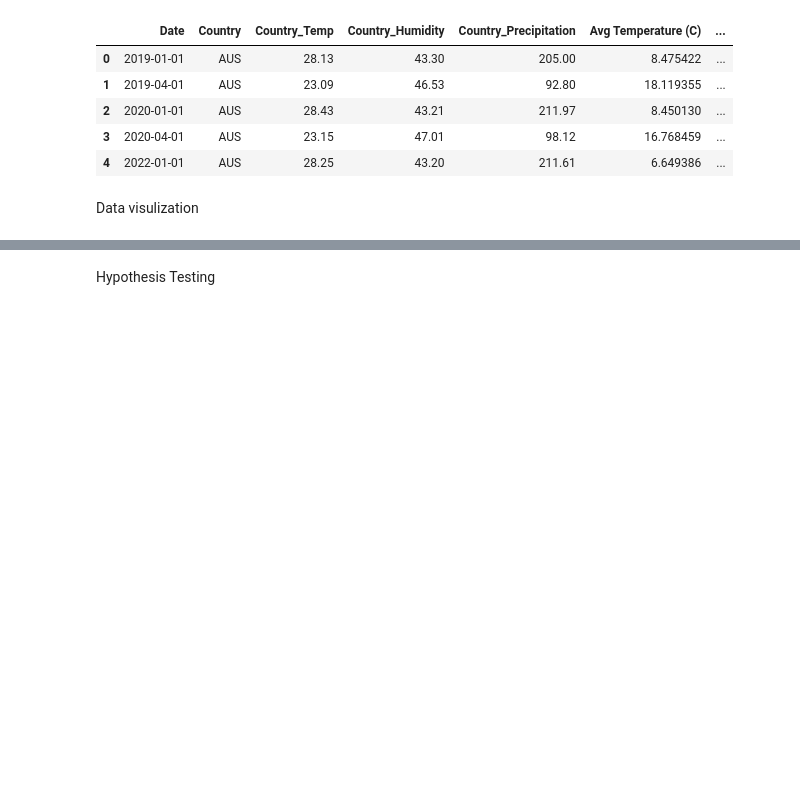
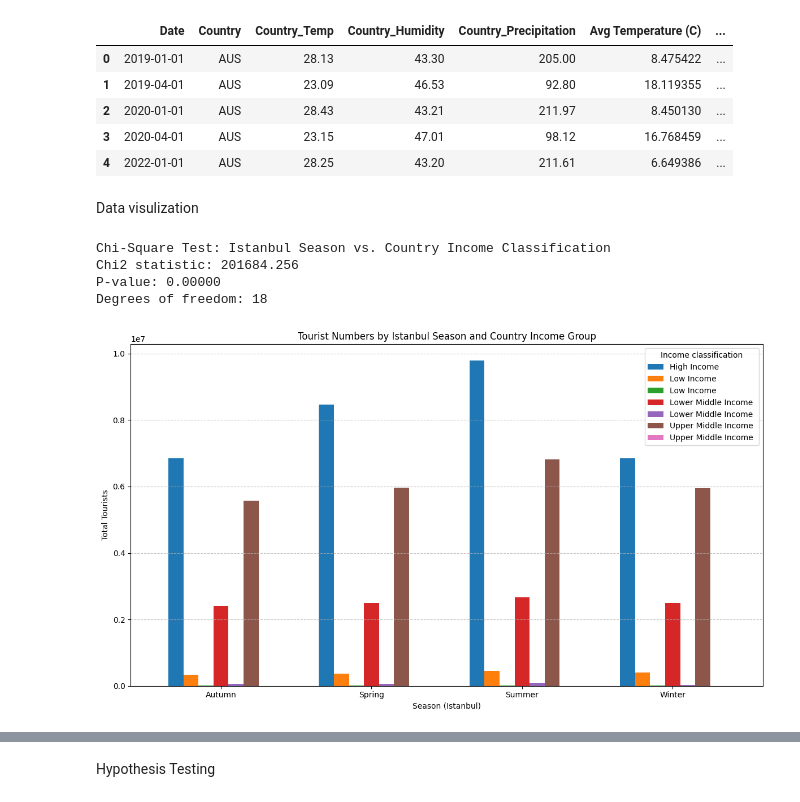
Before and after one commit to BoraComert/Bora-DSA210-Project, a Jupyter notebook: codes.ipynb, the cells around one changed output, grey strips where cells are left out. Cells and saved outputs as stored; diff of their text form; code cells hidden in the pictures; blank space fills up the shorter version.

```diff
--- a/codes.ipynb
+++ b/codes.ipynb
@@ -469,3 +469,49 @@ df.head()
 | 4 | 2022-01-01 | AUS | 28.25 | 43.20 | 211.61 | 6.649386 | ... |
 # %% [markdown]
 Data visulization
+# %%
+import pandas as pd
+from scipy.stats import chi2_contingency
+import matplotlib.pyplot as plt
+
+#Load data
+df = pd.read_csv("/Users/boracomert/Desktop/Bora-DSA210-Project-1/merged_output.csv")
+
+# Prepare Season Jnauary,February,March = winter ; April , May, June = spring ; July, August, Septembre = Summer; October, November ,december = winter
+df['Date'] = pd.to_datetime(df['Date'])
+month_to_season = {1: 'Winter', 4: 'Spring', 7: 'Summer', 10: 'Autumn'}
+df['Season'] = df['Date'].dt.month.map(month_to_season)
+
+# 3. Group by Season and Income Classification
+income_group = df.groupby(['Season', 'Income classification'])['ziyaretci_sayisi'].sum().reset_index()
+income_pivot = income_group.pivot(index='Season', columns='Income classification', values='ziyaretci_sayisi').fillna(0)
+
+# Drop columns income groups with missing data
+income_pivot = income_pivot.loc[:, (income_pivot != 0).any(axis=0)]
+
+# Drop rows with missing data
+income_pivot = income_pivot[(income_pivot.T != 0).any()]
+
+# Chi-Square Test of independence
+chi2_income, p_income, dof_income, _ = chi2_contingency(income_pivot)
+
+print("Chi-Square Test: Istanbul Season vs. Country Income Classification")
+print(f"Chi2 statistic: {chi2_income:.3f}")
+print(f"P-value: {p_income:.5f}")
+print(f"Degrees of freedom: {dof_income}")
+
+# Plot the pivot table
+income_pivot.plot(kind='bar', figsize=(12, 7), width=0.7)
+plt.title('Tourist Numbers by Istanbul Season and Country Income Group')
+plt.ylabel('Total Tourists')
+plt.xlabel('Season (Istanbul)')
+plt.xticks(rotation=0)
+plt.grid(axis='y', linestyle='--', alpha=0.7)
+plt.tight_layout()
+plt.show()
+# %% [output]
+Chi-Square Test: Istanbul Season vs. Country Income Classification
+Chi2 statistic: 201684.256
+P-value: 0.00000
+Degrees of freedom: 18
+[figure, added]
```
Also changed, not shown: parts of 1 cell of this notebook.
